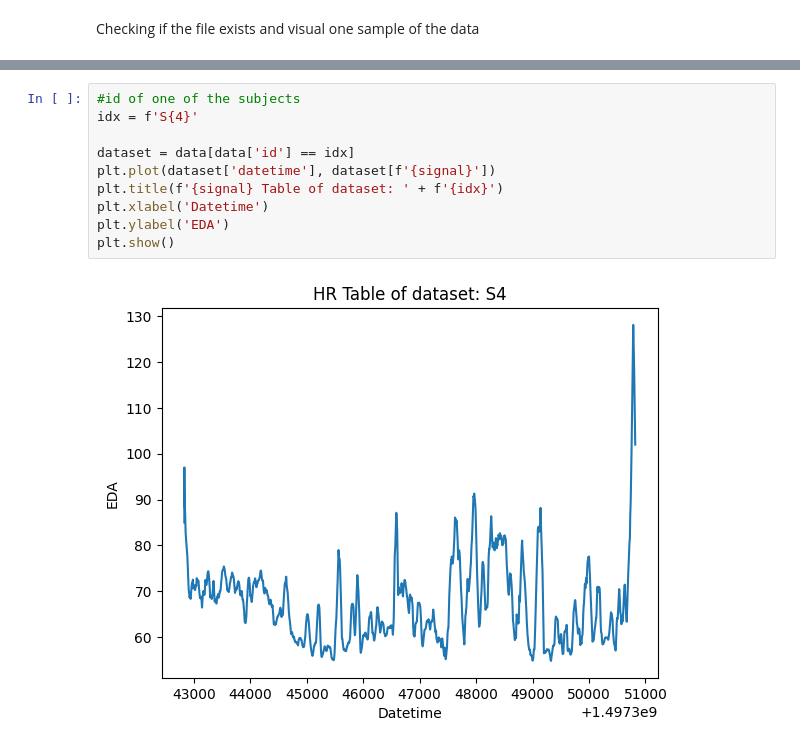
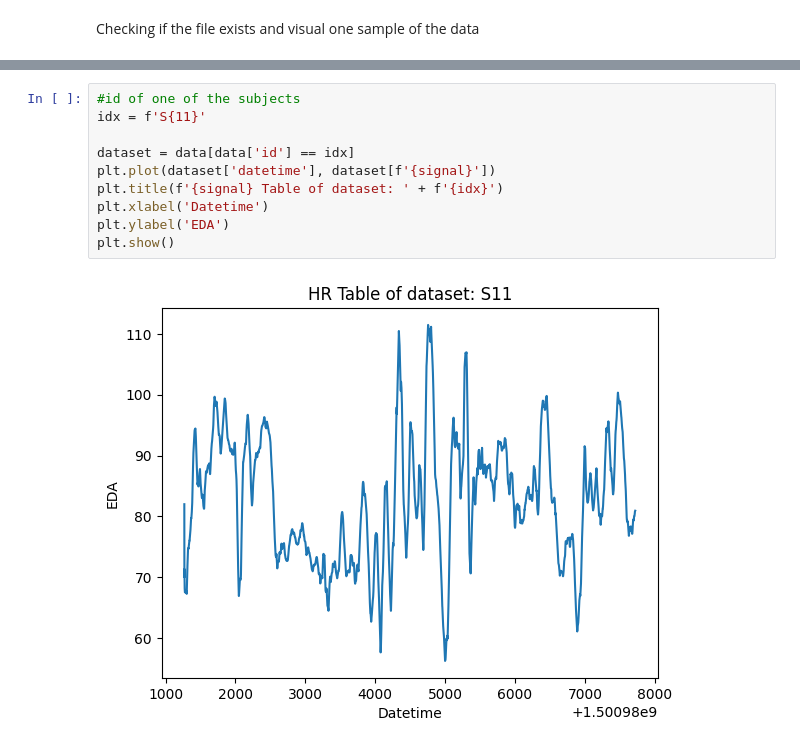
Before and after one commit to markgoertz/Convolutional-Neural-Network-on-Electrodermal-Activity-for-Stress-Assessment, a Jupyter notebook: code/2. combine_data_script.ipynb, the cells around one changed output, grey strips where cells are left out. Saved outputs shown, nothing was run; the diff lists cells and outputs as text.

```diff
--- a/code/2. combine_data_script.ipynb
+++ b/code/2. combine_data_script.ipynb
@@ -153,12 +143,12 @@ data.head()
 # %%
 #id of one of the subjects
-idx = f'S{4}'
+idx = f'S{11}'
 
 dataset = data[data['id'] == idx]
 plt.plot(dataset['datetime'], dataset[f'{signal}'])
 plt.title(f'{signal} Table of dataset: ' + f'{idx}')
 plt.xlabel('Datetime')
 plt.ylabel('EDA')
 plt.show()
 # %% [output]
-[figure, old version]
+[figure, new version]
```
Also changed, not shown: parts of 3 cells of this notebook, 3 other files.
